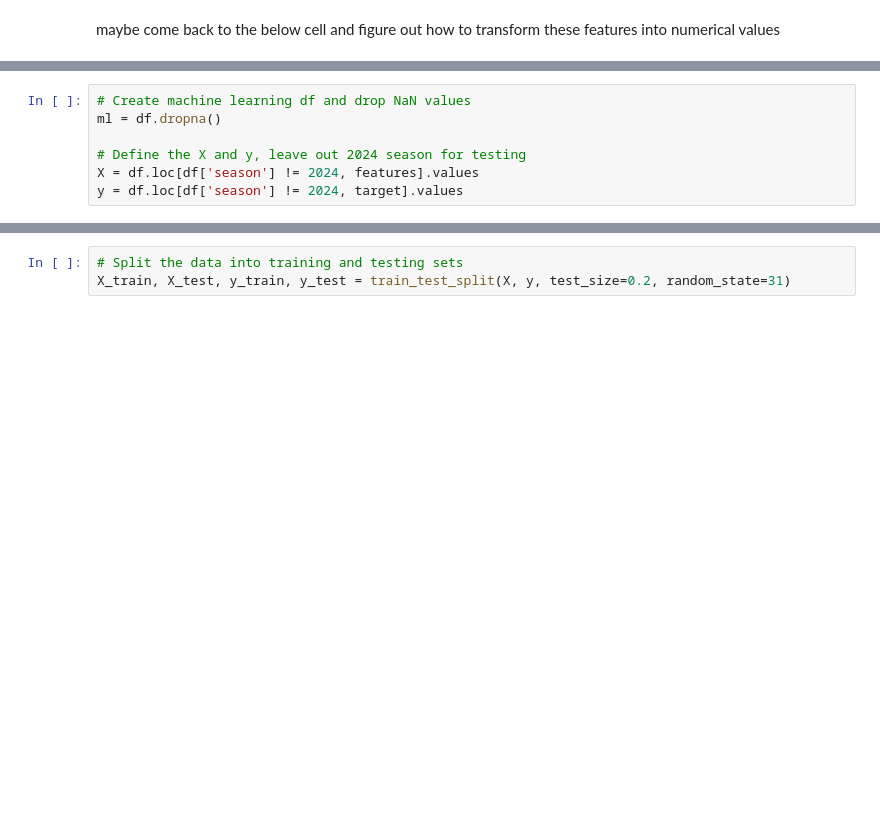
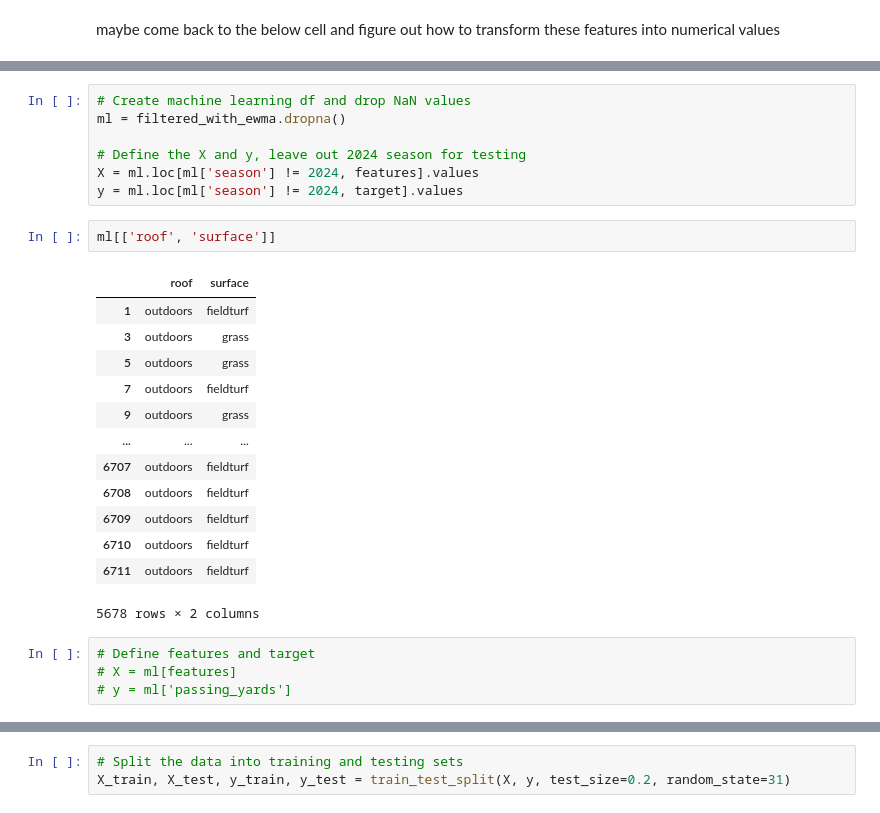
Before and after one commit to bhuggard/CheckTheCover, a Jupyter notebook: heysusan.ipynb, the cells around one changed output, grey strips where cells are left out. Saved outputs shown, nothing was run; the diff lists cells and outputs as text; blank space fills up the shorter version.

```diff
--- a/heysusan.ipynb
+++ b/heysusan.ipynb
@@ -322,7 +332,27 @@ features = df.columns.drop(['passer_player_name', 'passing_yards', 'posteam', 'd
 # %%
 # Create machine learning df and drop NaN values
-ml = df.dropna()
+ml = filtered_with_ewma.dropna()
 
 # Define the X and y, leave out 2024 season for testing
-X = df.loc[df['season'] != 2024, features].values
-y = df.loc[df['season'] != 2024, target].values
+X = ml.loc[ml['season'] != 2024, features].values
+y = ml.loc[ml['season'] != 2024, target].values
+# %%
+ml[['roof', 'surface']]
+# %% [output]
+|  | roof | surface |
+| 1 | outdoors | fieldturf |
+| 3 | outdoors | grass |
+| 5 | outdoors | grass |
+| 7 | outdoors | fieldturf |
+| 9 | outdoors | grass |
+| ... | ... | ... |
+| 6707 | outdoors | fieldturf |
+| 6708 | outdoors | fieldturf |
+| 6709 | outdoors | fieldturf |
+| 6710 | outdoors | fieldturf |
+| 6711 | outdoors | fieldturf |
+5678 rows × 2 columns
+# %%
+# Define features and target
+# X = ml[features]
+# y = ml['passing_yards']
```
Also changed, not shown: parts of 14 cells of this notebook.
